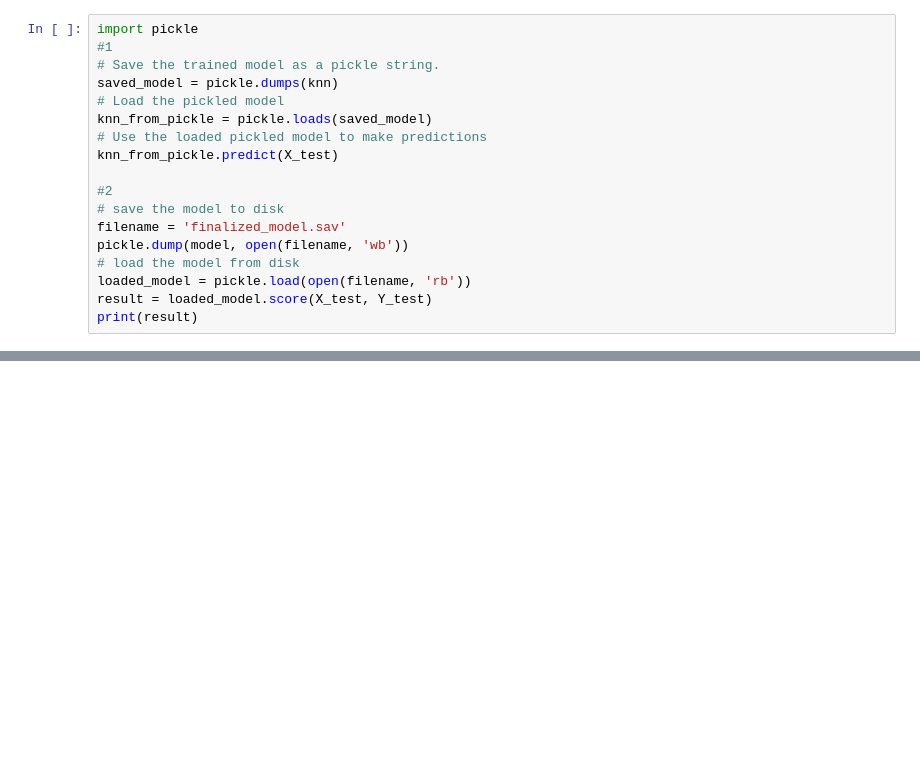
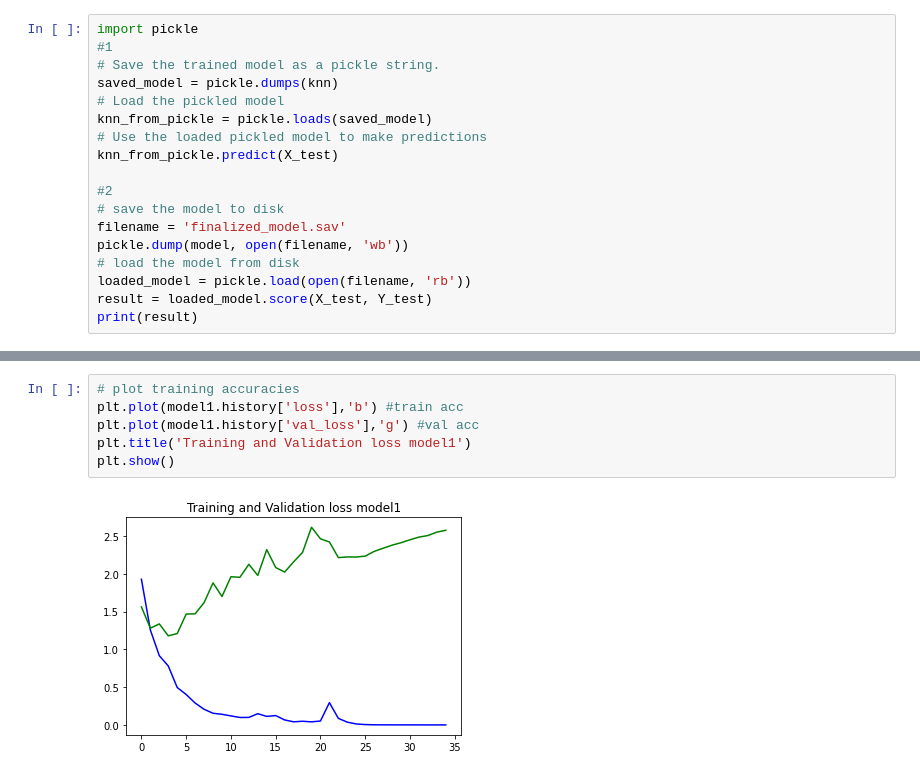
Before and after one commit to varunkr24/CNN-Image-Classification-1, a Jupyter notebook: CNN_Plant_Seedling.ipynb, the cells around one changed output, grey strips where cells are left out. Saved outputs shown, nothing was run; the diff lists cells and outputs as text; blank space fills up the shorter version.

```diff
--- a/CNN_Plant_Seedling.ipynb
+++ b/CNN_Plant_Seedling.ipynb
@@ -566,0 +614,8 @@ print(result)
+# %%
+# plot training accuracies
+plt.plot(model1.history['loss'],'b') #train acc
+plt.plot(model1.history['val_loss'],'g') #val acc
+plt.title('Training and Validation loss model1')
+plt.show()
+# %% [output]
+[figure, added]
```
Also changed, not shown: parts of 9 cells of this notebook.
